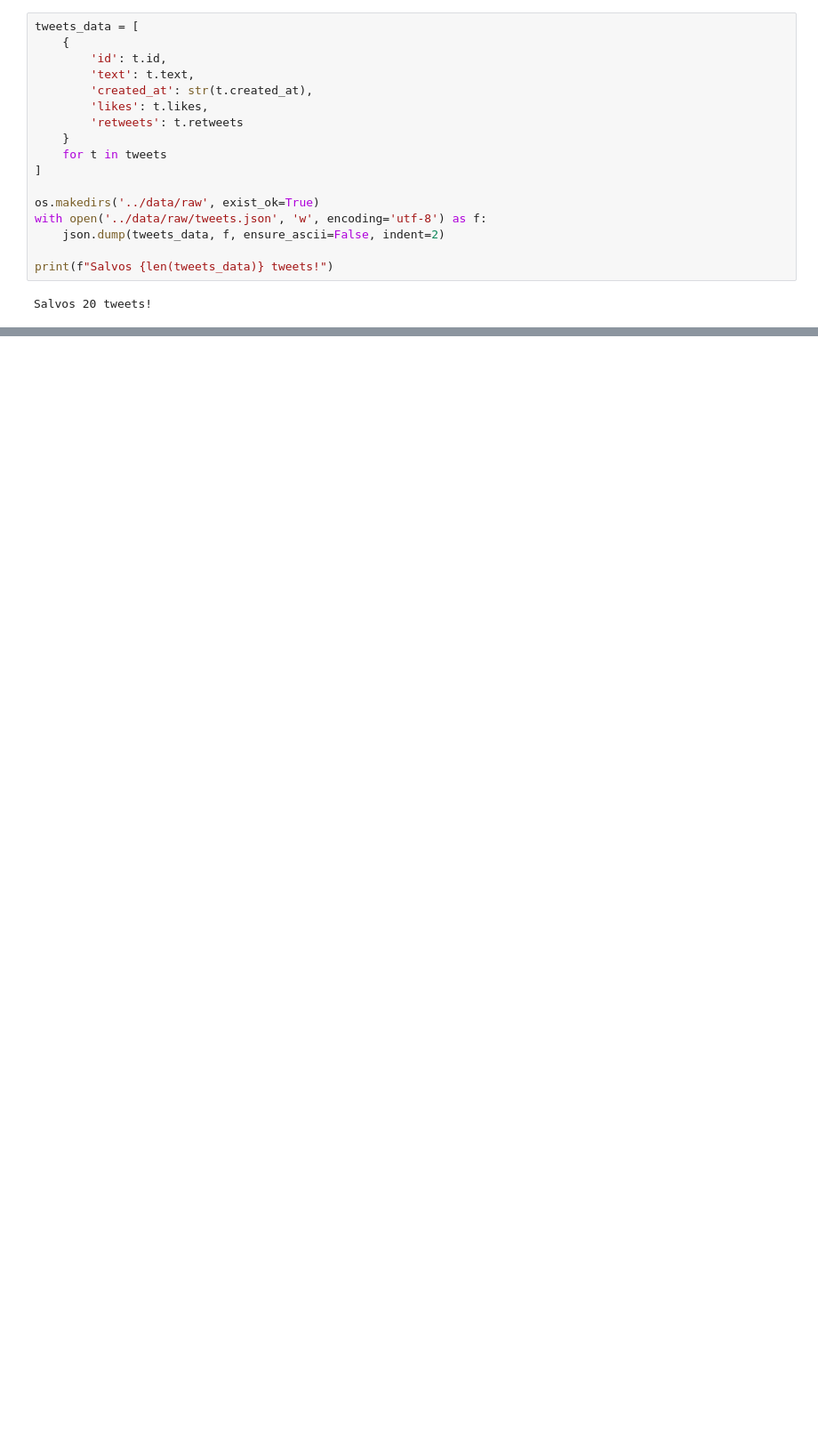
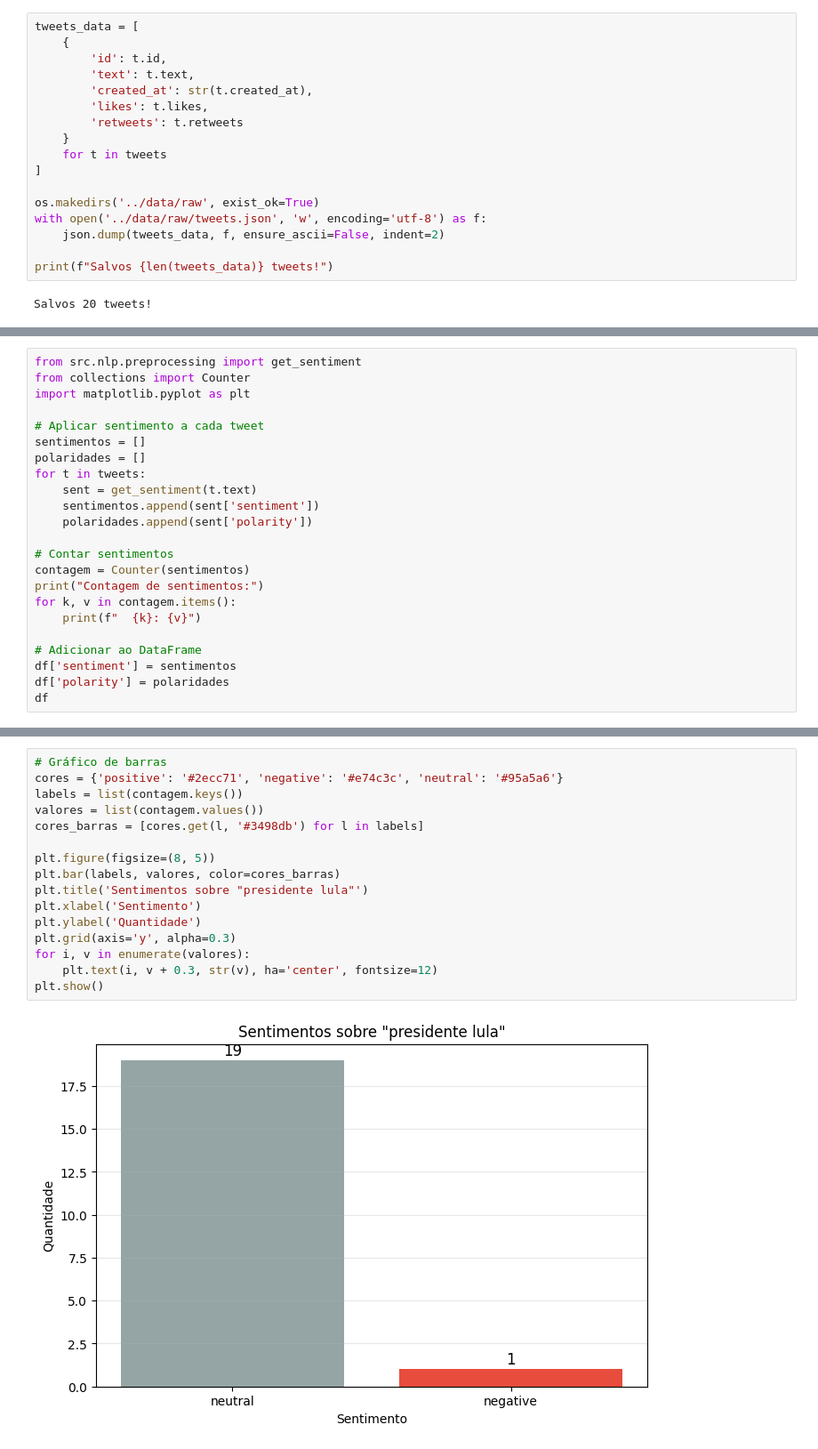
Before and after one commit to LeoReisSouza/tweet-npl, a Jupyter notebook: notebooks/analysis.ipynb, the cells around one changed output, grey strips where cells are left out. Shown at 89% size. Saved outputs shown, nothing was run; the diff lists cells and outputs as text; blank space fills up the shorter version.

```diff
--- a/notebooks/analysis.ipynb
+++ b/notebooks/analysis.ipynb
@@ -96,0 +112,23 @@ df
+# %%
+from src.nlp.preprocessing import get_sentiment
+from collections import Counter
+import matplotlib.pyplot as plt
+
+# Aplicar sentimento a cada tweet
+sentimentos = []
+polaridades = []
+for t in tweets:
+    sent = get_sentiment(t.text)
+    sentimentos.append(sent['sentiment'])
+    polaridades.append(sent['polarity'])
+
+# Contar sentimentos
+contagem = Counter(sentimentos)
+print("Contagem de sentimentos:")
+for k, v in contagem.items():
+    print(f"  {k}: {v}")
+
+# Adicionar ao DataFrame
+df['sentiment'] = sentimentos
+df['polarity'] = polaridades
+df
@@ -96,0 +156,18 @@ df
+# %%
+# Gráfico de barras
+cores = {'positive': '#2ecc71', 'negative': '#e74c3c', 'neutral': '#95a5a6'}
+labels = list(contagem.keys())
+valores = list(contagem.values())
+cores_barras = [cores.get(l, '#3498db') for l in labels]
+
+plt.figure(figsize=(8, 5))
+plt.bar(labels, valores, color=cores_barras)
+plt.title('Sentimentos sobre "presidente lula"')
+plt.xlabel('Sentimento')
+plt.ylabel('Quantidade')
+plt.grid(axis='y', alpha=0.3)
+for i, v in enumerate(valores):
+    plt.text(i, v + 0.3, str(v), ha='center', fontsize=12)
+plt.show()
+# %% [output]
+[figure, added]
```
Also changed, not shown: parts of 13 cells of this notebook, 3 other files.
